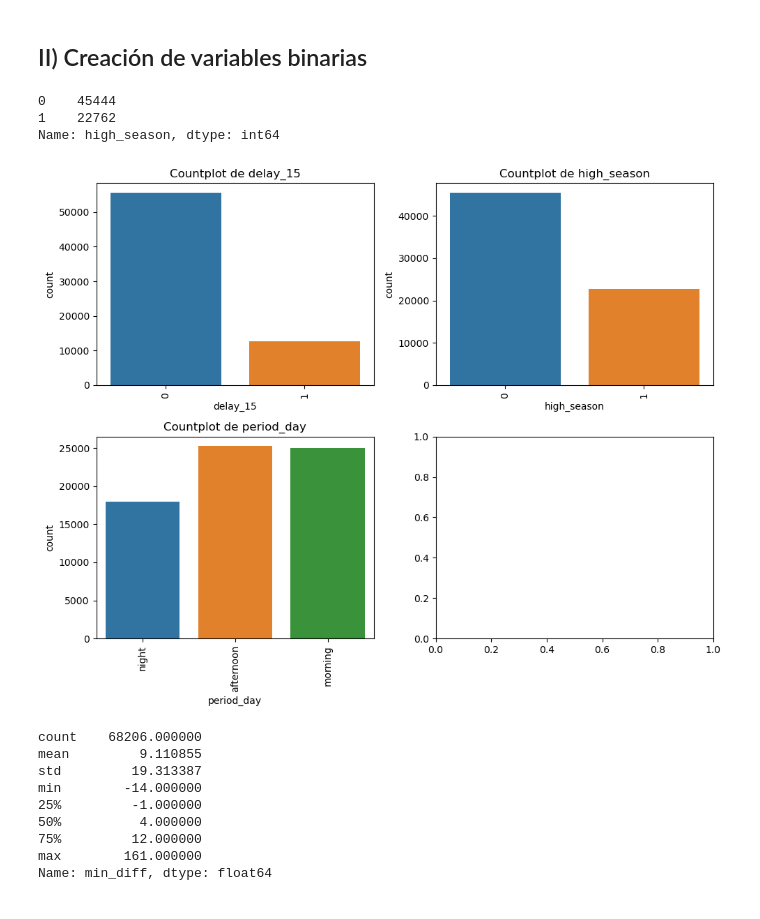
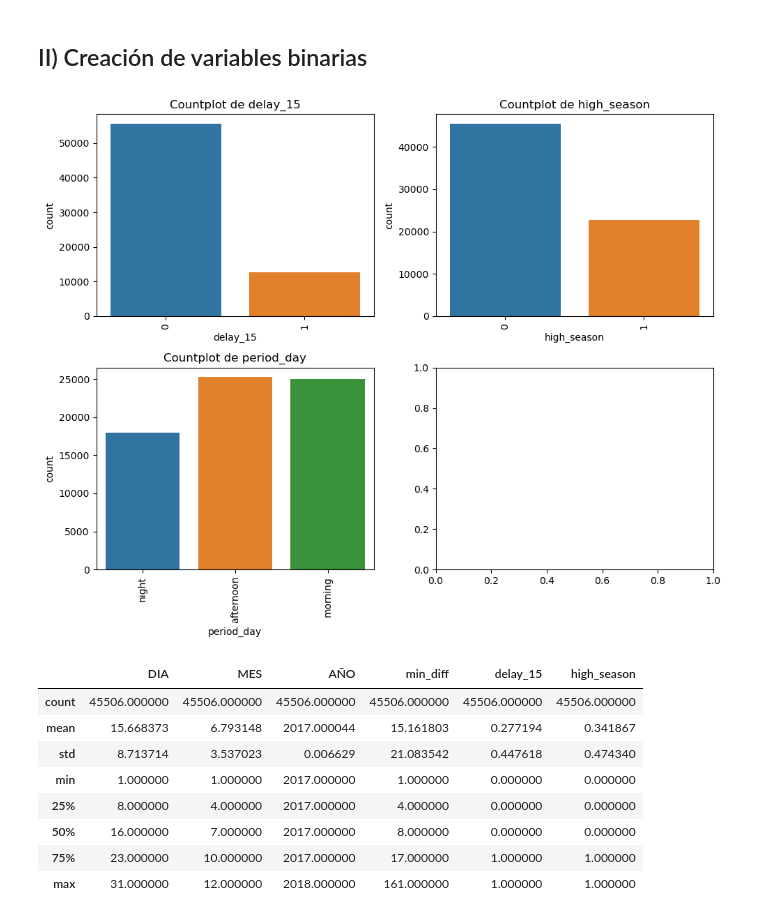
Before and after one commit to jallende6/Challenge_Data_Scientist_LATAM, a Jupyter notebook: Challenge Data Scientist - Jorge Allende.ipynb, the cells around one changed output. Saved outputs shown, nothing was run; the diff lists cells and outputs as text; code cells hidden in the pictures.

```diff
--- a/Challenge Data Scientist - Jorge Allende.ipynb
+++ b/Challenge Data Scientist - Jorge Allende.ipynb
@@ -253,40 +236,43 @@ df3['high_season'] = df3['Fecha-I'].apply(calculate_high_season)
-# %%
-df3['high_season'].value_counts()
-# %% [output]
-0    45444
-1    22762
-Name: high_season, dtype: int64
 # %%
+#En este espacio se crearán las variables dummies
 
+#Validador de temporada alta, la función se encuentra en el archivo funciones.py al igual que todas.
+df3['high_season'] = df3['Fecha-I'].apply(validador_high_season)
+
+#Variable entrega los minutos de diferencia entre la fecha de operacion de vuelo vs la agendada.
 morning_i = time(5,0,0)
 afternoon_i = time(12,0,0)
 night_i = time(19,0,0)
 
-
 df3['min_diff'] = (df3['Fecha-O'] - df3['Fecha-I']).dt.total_seconds() / 60
 
+#Esta variable busca conocer si es que los minutos entre la operacion de vuelo y la agendada es mayor a 15 minutos.
+
 df3['delay_15'] = np.where((df3['min_diff'] > 15),1,0)
+
+#Esta variable me indica los periodos del día donde está operando un vuelo.
 
 condiciones = [(df3['Fecha-O'].dt.time >= morning_i ) & (df3['Fecha-O'].dt.time < afternoon_i),(df3['Fecha-O'].dt.time >= afternoon_i  ) & (df3['Fecha-O'].dt.time < night_i)]
 
 intervalos_period_day = ['morning', 'afternoon']
 
 df3['period_day'] = np.select(condiciones, intervalos_period_day, default = 'night')
 
+#Volvemos a graficar para conocer el estado de nuestras nuevas variables.
 var_bin = ['delay_15','high_season','period_day']
 countplot(df3,var_bin,10,8)
-df3['min_diff'].describe()
+df3[df3['min_diff']>0].describe()
 # %% [output]
 [figure]
-count    68206.000000
-mean         9.110855
-std         19.313387
-min        -14.000000
-25%         -1.000000
-50%          4.000000
-75%         12.000000
-max        161.000000
-Name: min_diff, dtype: float64
+|  | DIA | MES | AÑO | min_diff | delay_15 | high_season |
+| count | 45506.000000 | 45506.000000 | 45506.000000 | 45506.000000 | 45506.000000 | 45506.000000 |
+| mean | 15.668373 | 6.793148 | 2017.000044 | 15.161803 | 0.277194 | 0.341867 |
+| std | 8.713714 | 3.537023 | 0.006629 | 21.083542 | 0.447618 | 0.474340 |
+| min | 1.000000 | 1.000000 | 2017.000000 | 1.000000 | 0.000000 | 0.000000 |
+| 25% | 8.000000 | 4.000000 | 2017.000000 | 4.000000 | 0.000000 | 0.000000 |
+| 50% | 16.000000 | 7.000000 | 2017.000000 | 8.000000 | 0.000000 | 0.000000 |
+| 75% | 23.000000 | 10.000000 | 2017.000000 | 17.000000 | 1.000000 | 1.000000 |
+| max | 31.000000 | 12.000000 | 2018.000000 | 161.000000 | 1.000000 | 1.000000 |
 # %%
 sns.boxplot(data=df3['min_diff'])
 
```
Also changed, not shown: parts of 11 cells of this notebook, 1 other file.
